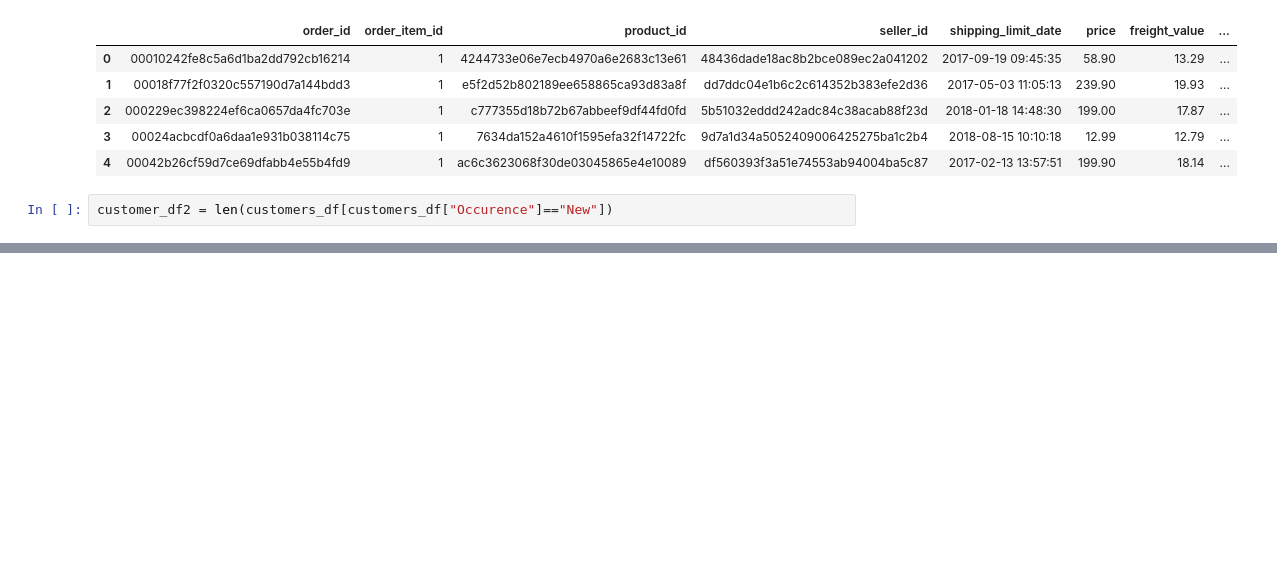
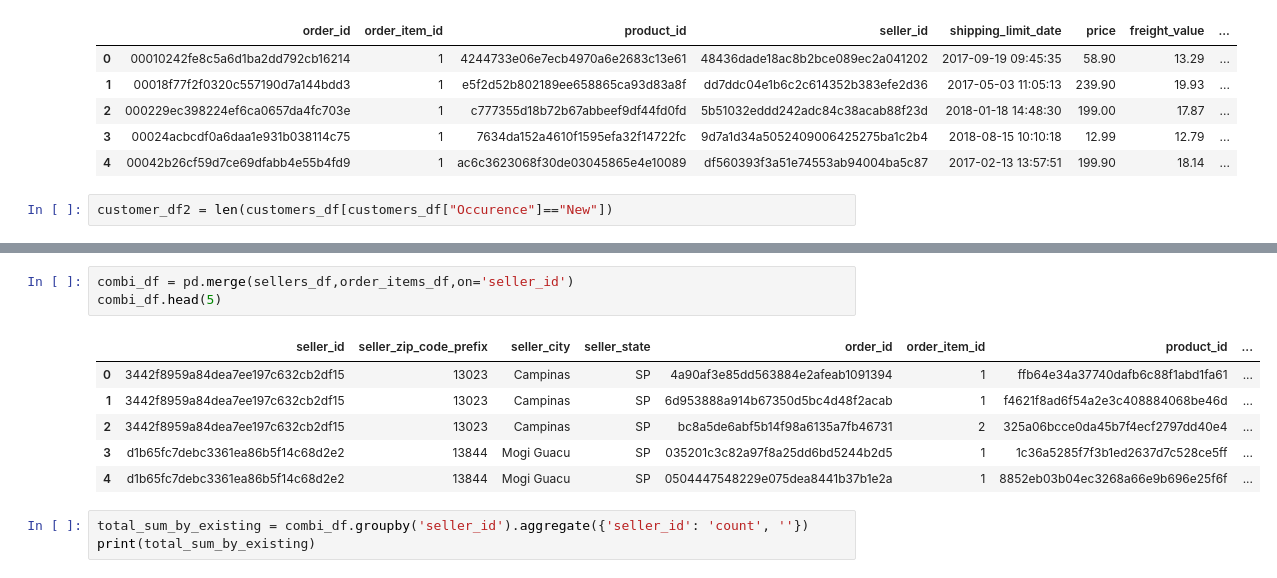
Before and after one commit to kanjamwingirwa/Olist, a Jupyter notebook: Olist_Analysis_Final.ipynb, the cells around one changed output, grey strips where cells are left out. Saved outputs shown, nothing was run; the diff lists cells and outputs as text; blank space fills up the shorter version.

```diff
--- a/Olist_Analysis_Final.ipynb
+++ b/Olist_Analysis_Final.ipynb
@@ -1187,0 +1285,13 @@ print(customer_df3)
+# %%
+combi_df = pd.merge(sellers_df,order_items_df,on='seller_id')
+combi_df.head(5)
+# %% [output]
+|  | seller_id | seller_zip_code_prefix | seller_city | seller_state | order_id | order_item_id | product_id | ... |
+| 0 | 3442f8959a84dea7ee197c632cb2df15 | 13023 | Campinas | SP | 4a90af3e85dd563884e2afeab1091394 | 1 | ffb64e34a37740dafb6c88f1abd1fa61 | ... |
+| 1 | 3442f8959a84dea7ee197c632cb2df15 | 13023 | Campinas | SP | 6d953888a914b67350d5bc4d48f2acab | 1 | f4621f8ad6f54a2e3c408884068be46d | ... |
+| 2 | 3442f8959a84dea7ee197c632cb2df15 | 13023 | Campinas | SP | bc8a5de6abf5b14f98a6135a7fb46731 | 2 | 325a06bcce0da45b7f4ecf2797dd40e4 | ... |
+| 3 | d1b65fc7debc3361ea86b5f14c68d2e2 | 13844 | Mogi Guacu | SP | 035201c3c82a97f8a25dd6bd5244b2d5 | 1 | 1c36a5285f7f3b1ed2637d7c528ce5ff | ... |
+| 4 | d1b65fc7debc3361ea86b5f14c68d2e2 | 13844 | Mogi Guacu | SP | 0504447548229e075dea8441b37b1e2a | 1 | 8852eb03b04ec3268a66e9b696e25f6f | ... |
+# %%
+total_sum_by_existing = combi_df.groupby('seller_id').aggregate({'seller_id': 'count', ''})
+print(total_sum_by_existing)
```
Also changed, not shown: parts of 32 cells of this notebook.
